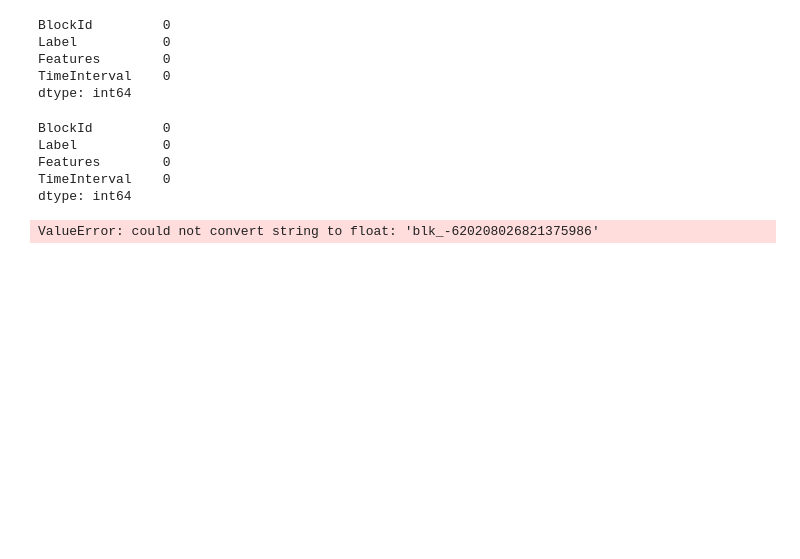
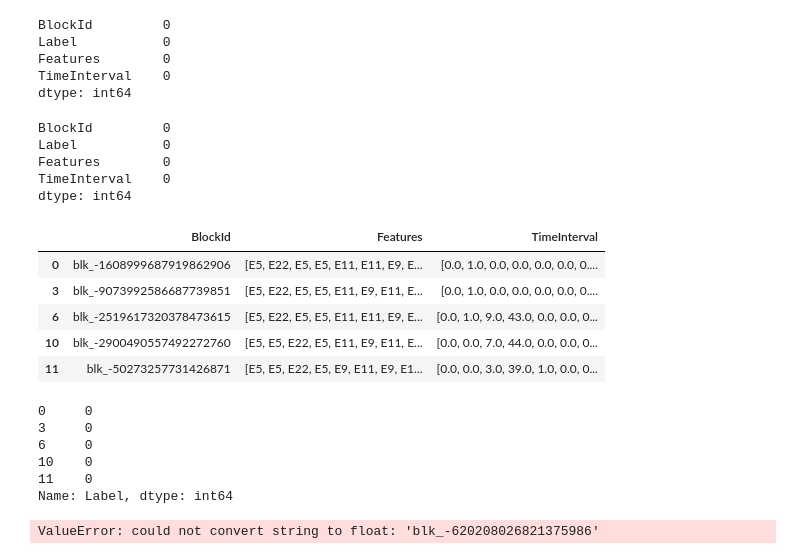
Before and after one commit to DavideClemente/LogAnalysis, a Jupyter notebook: Main_Traditional_Tree.ipynb, the cells around one changed output. Saved outputs shown, nothing was run; the diff lists cells and outputs as text; code cells hidden in the pictures; blank space fills up the shorter version.

```diff
--- a/Main_Traditional_Tree.ipynb
+++ b/Main_Traditional_Tree.ipynb
@@ -47,6 +52,7 @@ TypeError: expected string or bytes-like object
 # %%
-# Drop type and latency columns
+# Drop id, type and latency columns
 traces = traces.drop(columns=['Type'], axis=1)
 traces = traces.drop(columns=['Latency'], axis=1)
+traces = traces.drop(columns=['BlockId'], axis=1)
 traces.info()
 # %% [output]
@@ -144,6 +160,24 @@ x = traces.drop('Label', axis=1)
 y = traces['Label'].map({'Success': 0, 'Fail': 1})
 
 x_train, x_test, y_train, y_test = train_test_split(x, y, test_size=0.2, random_state=42, stratify=y)
+# %%
+x.head()
+# %% [output]
+|  | BlockId | Features | TimeInterval |
+| 0 | blk_-1608999687919862906 | [E5, E22, E5, E5, E11, E11, E9, E... | [0.0, 1.0, 0.0, 0.0, 0.0, 0.0, 0.... |
+| 3 | blk_-9073992586687739851 | [E5, E22, E5, E5, E11, E9, E11, E... | [0.0, 1.0, 0.0, 0.0, 0.0, 0.0, 0.... |
+| 6 | blk_-2519617320378473615 | [E5, E22, E5, E5, E11, E11, E9, E... | [0.0, 1.0, 9.0, 43.0, 0.0, 0.0, 0... |
+| 10 | blk_-2900490557492272760 | [E5, E5, E22, E5, E11, E9, E11, E... | [0.0, 0.0, 7.0, 44.0, 0.0, 0.0, 0... |
+| 11 | blk_-50273257731426871 | [E5, E5, E22, E5, E9, E11, E9, E1... | [0.0, 0.0, 3.0, 39.0, 1.0, 0.0, 0... |
+# %%
+y.head()
+# %% [output]
+0     0
+3     0
+6     0
+10    0
+11    0
+Name: Label, dtype: int64
 # %%
 # Apply smote to balance the dataset
 from imblearn.over_sampling import SMOTE
```
Also changed, not shown: parts of 5 cells of this notebook.
